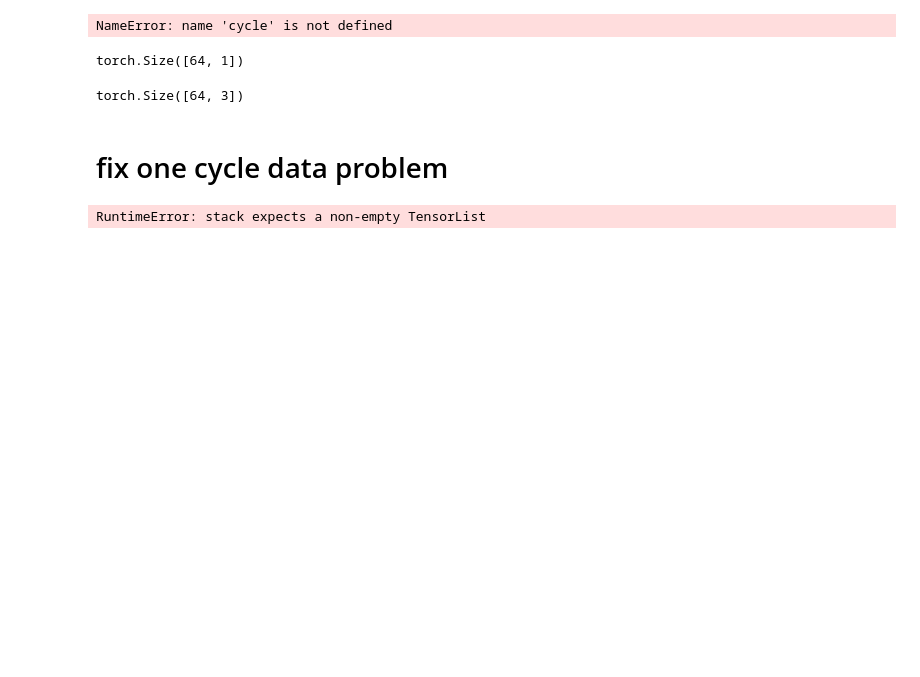
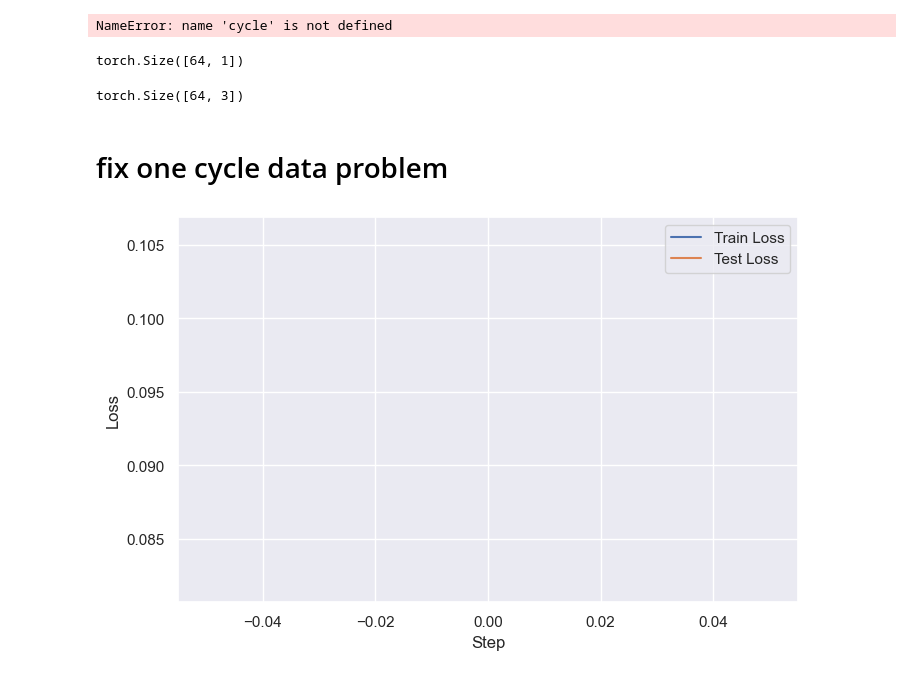
Before and after one commit to alc999/NARX-Transformer-SoH, a Jupyter notebook: dev.ipynb, the cells around one changed output. Cells and saved outputs as stored; diff of their text form; code cells hidden in the pictures; blank space fills up the shorter version.

Commit message:
saving training log

```diff
--- a/dev.ipynb
+++ b/dev.ipynb
@@ -343,6 +343,8 @@ from glob import glob
 from tqdm import tqdm, trange
 import yaml
 import os
+import seaborn as sns
+sns.set_theme()
 
 import torch
 import torch.nn as nn
@@ -357,12 +359,12 @@ with open('config.yaml', 'r') as file:
     cfg = yaml.safe_load(file)
 
 # # Access the variables
-NUM_CYCLES = 1
+NUM_CYCLES = 2
 NUM_PREDS = 1
 FEATURE_DIM1 = cfg['FEATURE_DIM1']
 FEATURE_DIM2 = cfg['FEATURE_DIM2']
 NUM_ATTENTION = cfg['NUM_ATTENTION']
-EPOCHS = 3
+EPOCHS = 2
 LEARNING_RATE = cfg['LEARNING_RATE']
 BATCH_SIZE = cfg['BATCH_SIZE']
 
@@ -408,31 +410,33 @@ for epoch in t_range:
         train_losses.append(loss.item())
 
     test_losses = []
     for inputs, outputs in test_dataloader:
         inputs = inputs.float().to(device)
         outputs = outputs.float().to(device)
         with torch.no_grad():
             predicted_outputs = model.pred_sequence(inputs, outputs)
             test_loss = criterion(predicted_outputs[:,NUM_CYCLES-1:], outputs[:,NUM_CYCLES-1:])
             test_losses.append(test_loss.item())
     Loss_log.append([np.mean(train_losses),np.mean(test_losses)])
     # Print the loss for monitoring after each epoch
     t_range.set_description(f"train loss: {np.mean(train_losses)}, test loss: {np.mean(test_losses)}")
     t_range.refresh()
 
     # Check if the current loss is the best so far
     if np.mean(test_losses) < best_loss:
         best_epoch = epoch
         best_loss = np.mean(test_losses)
         torch.save(model, f'models/trained_model_{best_loss:.6f}_{best_epoch}.pt')
 
 Loss_log = np.array(Loss_log)
+np.save(f'training_log_{NUM_CYCLES}_{NUM_PREDS}.npy', Loss_log)
+plt.figure(figsize=(8,5))
 plt.plot(Loss_log[0,:best_epoch])
 plt.plot(Loss_log[1,:best_epoch])
 plt.legend(["Train Loss","Test Loss"])
 plt.grid("on")
 plt.xlabel("Step")
 plt.ylabel("Loss")
 plt.show()
 # %% [output]
-RuntimeError: stack expects a non-empty TensorList
+[figure, added]
```
Also changed, not shown: 1 other file.
